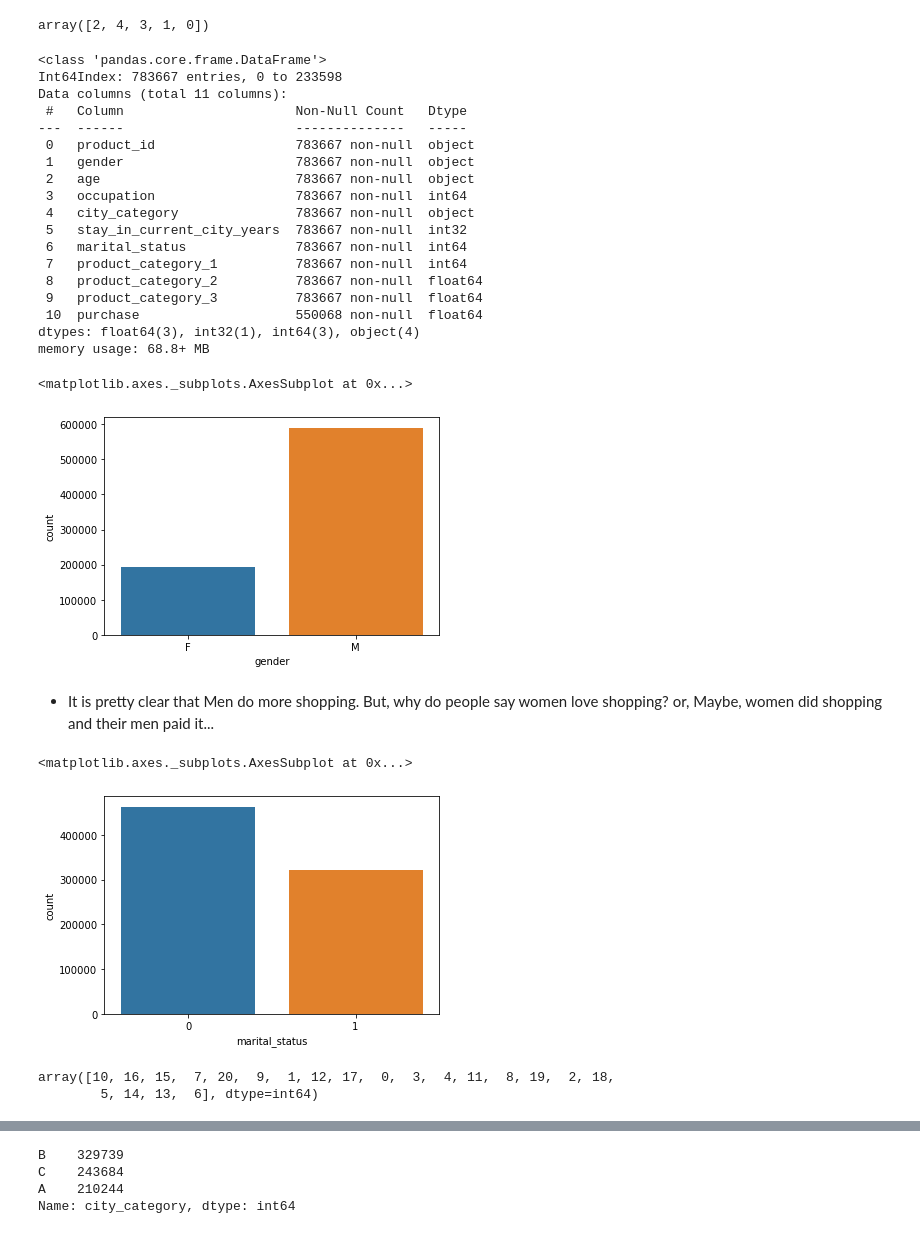
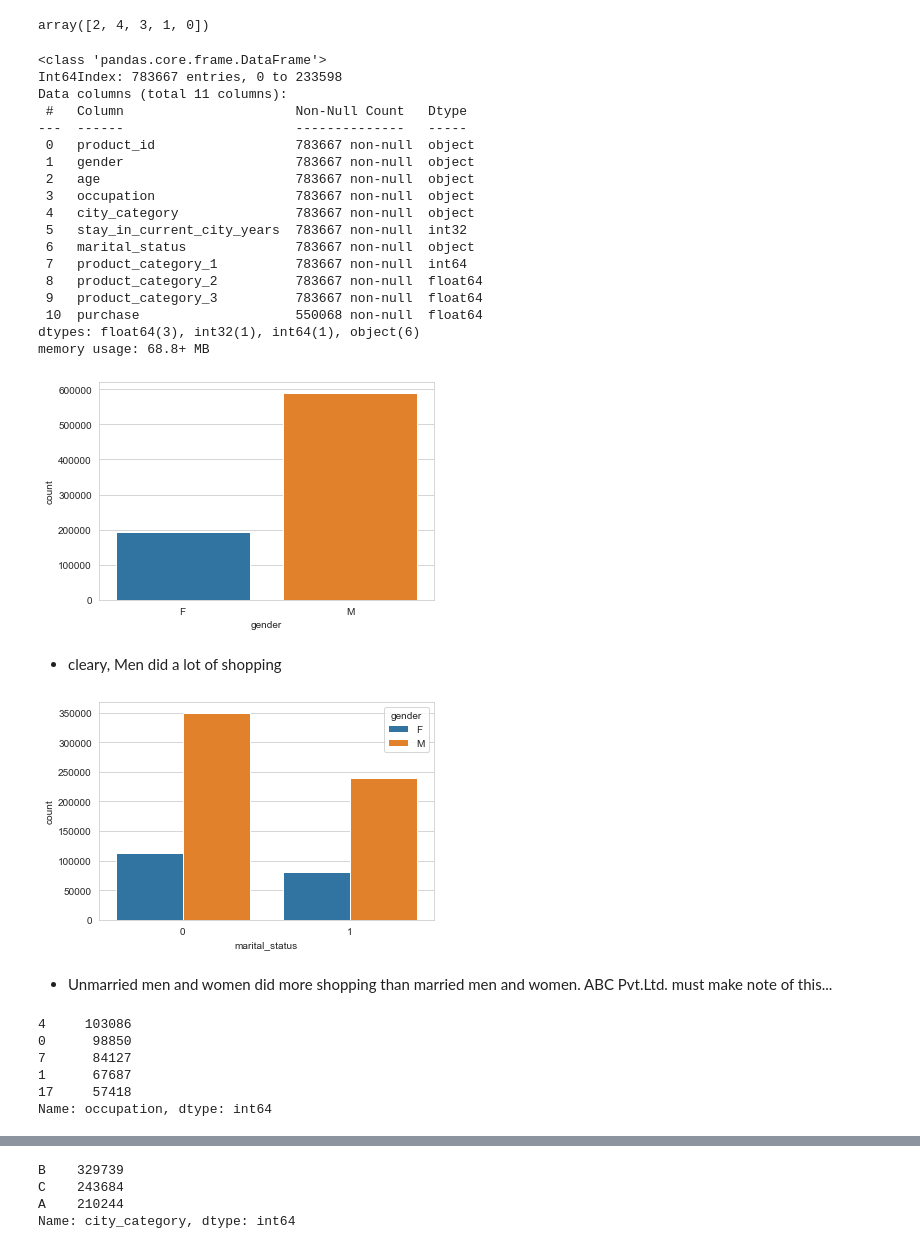
Before and after one commit to vishnuvardhan-jadava/Analysis-on-Black-Friday, a Jupyter notebook: black_friday_EDA.ipynb, the cells around one changed output, grey strips where cells are left out. Cells and saved outputs as stored; diff of their text form; code cells hidden in the pictures.

```diff
--- a/black_friday_EDA.ipynb
+++ b/black_friday_EDA.ipynb
@@ -62,3 +62,6 @@ Data columns (total 12 columns):
  11  Purchase                    550068 non-null  float64
 dtypes: float64(3), int64(4), object(5)
 memory usage: 77.7+ MB
+# %%
+bf['Occupation'] = bf['Occupation'].astype(object)
+bf['Marital_Status'] = bf['Marital_Status'].astype(object)
@@ -201,34 +238,44 @@ Data columns (total 11 columns):
  0   product_id                  783667 non-null  object
  1   gender                      783667 non-null  object
  2   age                         783667 non-null  object
- 3   occupation                  783667 non-null  int64
+ 3   occupation                  783667 non-null  object
  4   city_category               783667 non-null  object
  5   stay_in_current_city_years  783667 non-null  int32
- 6   marital_status              783667 non-null  int64
+ 6   marital_status              783667 non-null  object
  7   product_category_1          783667 non-null  int64
  8   product_category_2          783667 non-null  float64
  9   product_category_3          783667 non-null  float64
  10  purchase                    550068 non-null  float64
-dtypes: float64(3), int32(1), int64(3), object(4)
+dtypes: float64(3), int32(1), int64(1), object(6)
 memory usage: 68.8+ MB
 # %%
 # shoppers by gender
-
-sns.countplot(data=bf,x='gender')
+plt.close()
+sns.set_style('whitegrid')
+sns.countplot(data=bf,x='gender',)
+plt.show()
 # %% [output]
-<matplotlib.axes._subplots.AxesSubplot at 0x...>
-[figure, old version]
+[figure, new version]
-# %% [markdown]
-* It is pretty clear that Men do more shopping. But, why do people say women love shopping? or, Maybe, women did shopping and their men paid it...
+# %% [markdown]
+* cleary, Men did a lot of shopping
 # %%
-# shoppers by gender
-
-sns.countplot(data=bf,x='marital_status')
+# shoppers by gender and marital status
+plt.close()
+sns.set_style('whitegrid')
+sns.countplot(data=bf,x='marital_status',hue='gender')
+plt.show()
 # %% [output]
-<matplotlib.axes._subplots.AxesSubplot at 0x...>
-[figure, old version]
+[figure, new version]
-# %%
-bf['occupation'].unique()
-# %% [output]
-array([10, 16, 15,  7, 20,  9,  1, 12, 17,  0,  3,  4, 11,  8, 19,  2, 18,
-        5, 14, 13,  6], dtype=int64)
+# %% [markdown]
+* Unmarried men and women did more shopping than married men and women. ABC Pvt.Ltd. must make note of this...
+# %%
+ # top 5 shoppers by occupation
+
+bf['occupation'].value_counts()[:5]
+# %% [output]
+4     103086
+0      98850
+7      84127
+1      67687
+17     57418
+Name: occupation, dtype: int64
```
Also changed, not shown: parts of 10 cells of this notebook.
